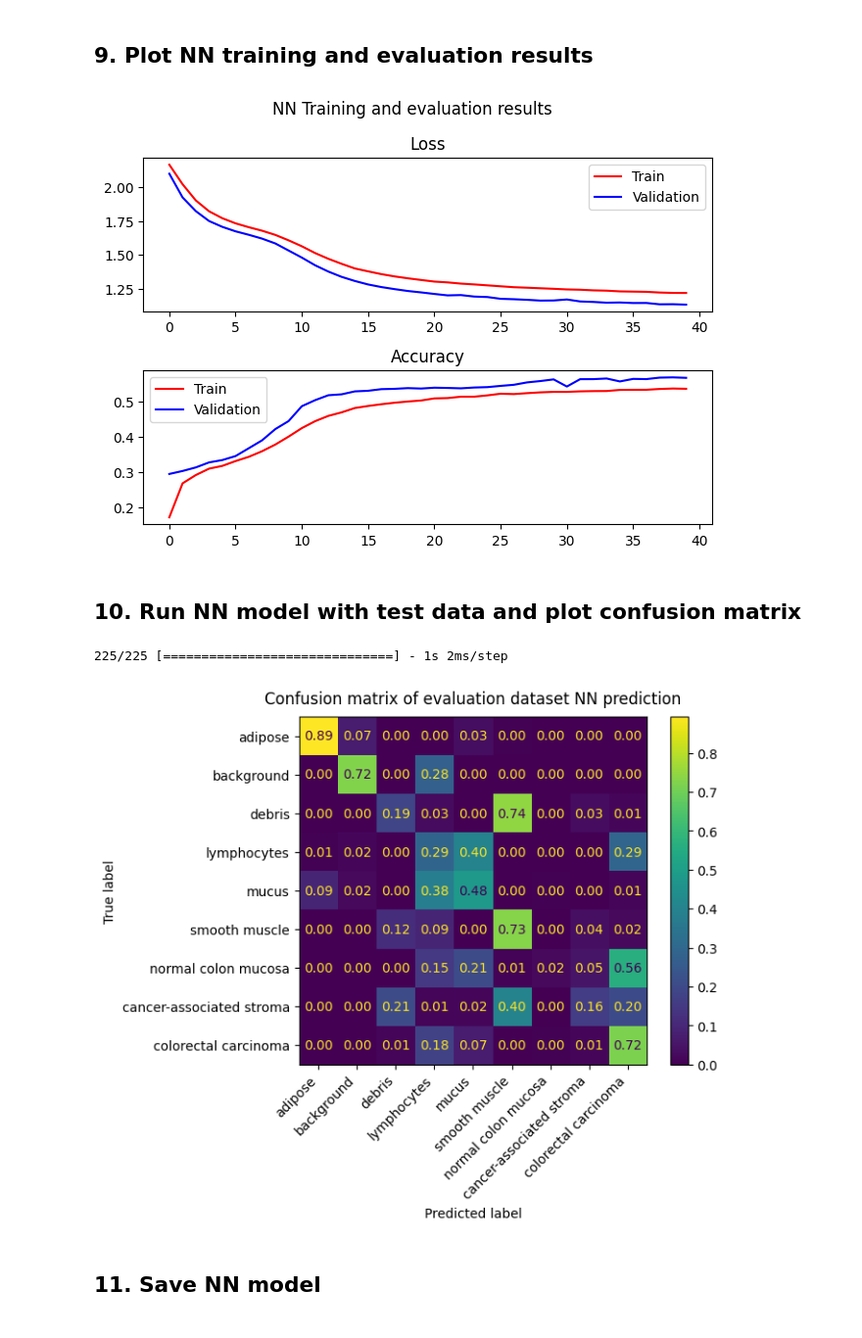
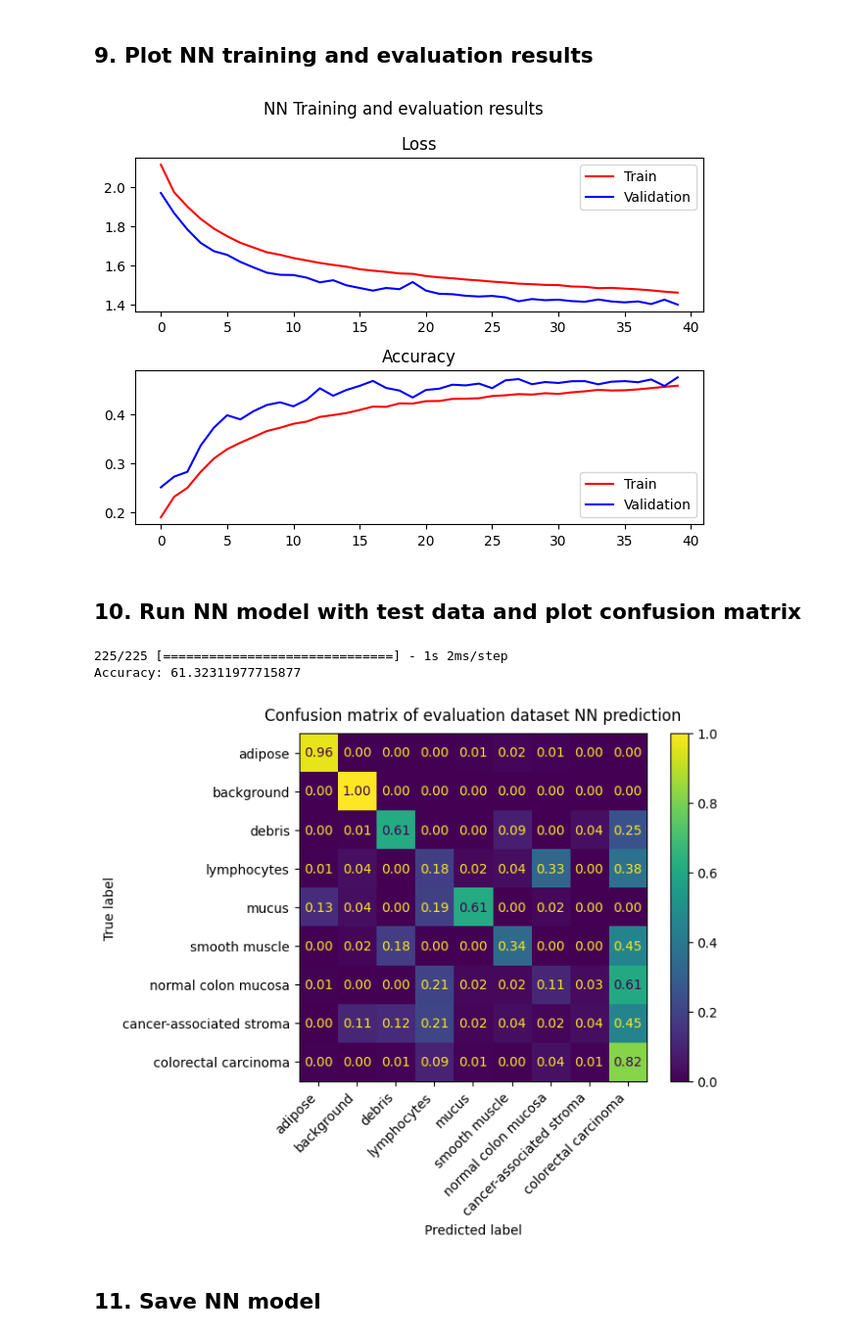
Before and after one commit to alexngys/AMLS_23-24_SN20000879, a Jupyter notebook: B/train.ipynb, the cells around one changed output. Shown at 98% size. Cells and saved outputs as stored; diff of their text form; code cells hidden in the pictures.

Commit message:
[FEAT] Add accuracy to NN

```diff
--- a/B/train.ipynb
+++ b/B/train.ipynb
@@ -176,6 +176,6 @@ NN_model.compile(optimizer=NN_optimizer,
 ## 8. Train NN Model
 # %%
 
-history = NN_model.fit(train_images, train_labels, validation_data=(val_images, val_labels), batch_size=50, epochs=40)
+history = NN_model.fit(train_images, train_labels, validation_data=(val_images, val_labels), batch_size=100, epochs=40)
 # %% [output]
 Epoch 1/40
@@ -215,26 +215,36 @@ figure.tight_layout(pad=1)
 
 plt.show()
 # %% [output]
-[figure, old version]
+[figure, new version]
 # %% [markdown]
 ## 10. Run NN model with test data and plot confusion matrix
 # %%
 NN_test_prediction = NN_model.predict(test_images)
 
 NN_test_prediction = np.argmax(NN_test_prediction, axis=1)
+
+total = 0
+correct = 0
+for i in range(len(NN_test_prediction)):
+  if NN_test_prediction[i] == test_labels[i][0]:
+    correct += 1
+  total += 1
+
+print("Accuracy:", correct * 100 / total)
 
 result = confusion_matrix(test_labels, NN_test_prediction , normalize='true')
 
 labels = ['adipose', 'background', 'debris', 'lymphocytes', 'mucus', 'smooth muscle','normal colon mucosa', 'cancer-associated stroma', 'colorectal carcinoma']
 cm_display = ConfusionMatrixDisplay(confusion_matrix = result, display_labels = labels)
 
 cm_display.plot(values_format = '.2f')
 plt.title("Confusion matrix of evaluation dataset NN prediction", pad=10)
 plt.xticks(rotation=45, ha='right')
 plt.show()
 # %% [output]
 225/225 [==============================] - 1s 2ms/step
+Accuracy: 61.32311977715877
-[figure, old version]
+[figure, new version]
 # %% [markdown]
 ## 11. Save NN model
 # %%
```
Also changed, not shown: parts of 3 cells of this notebook, 1 other file.
